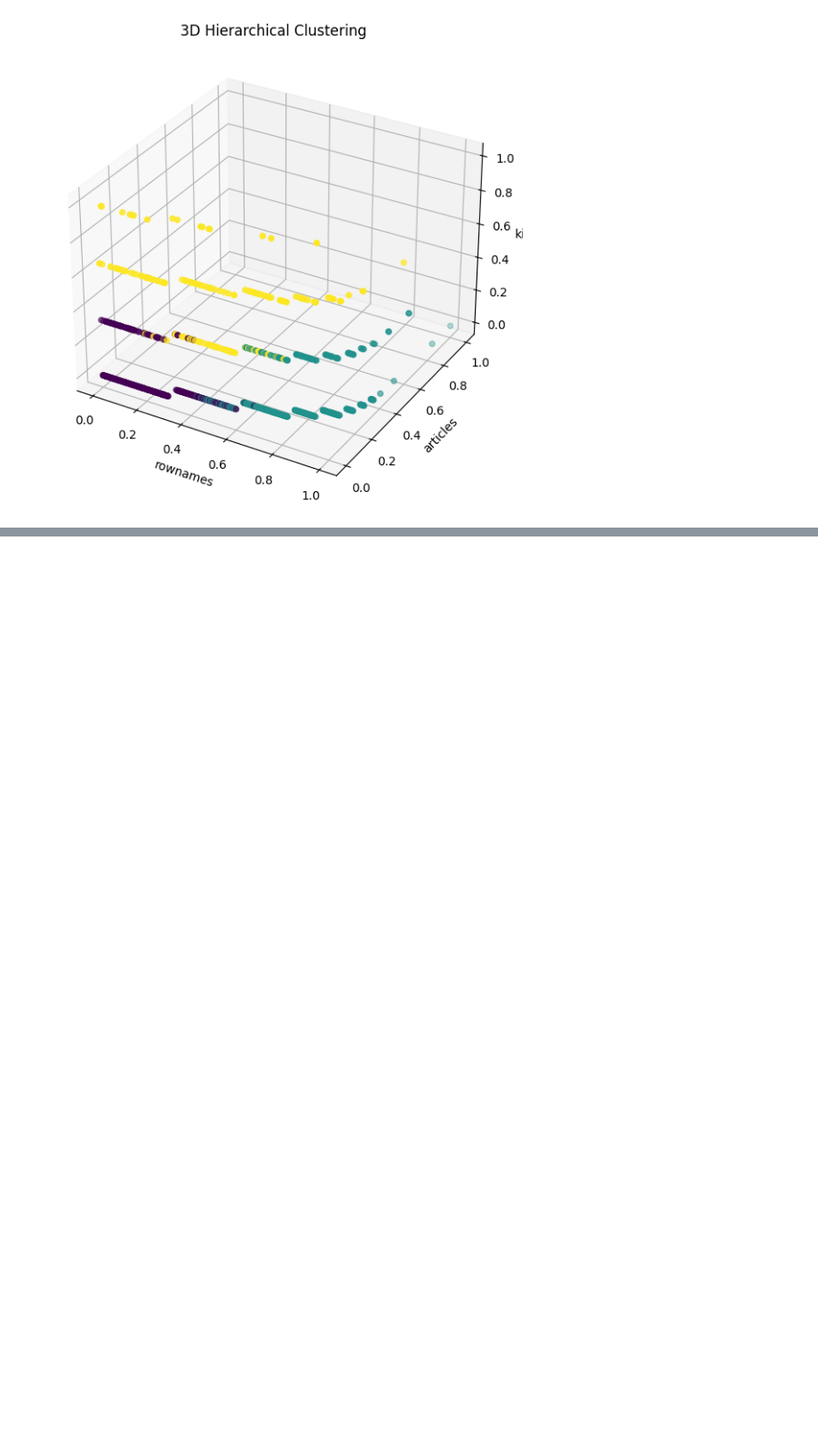
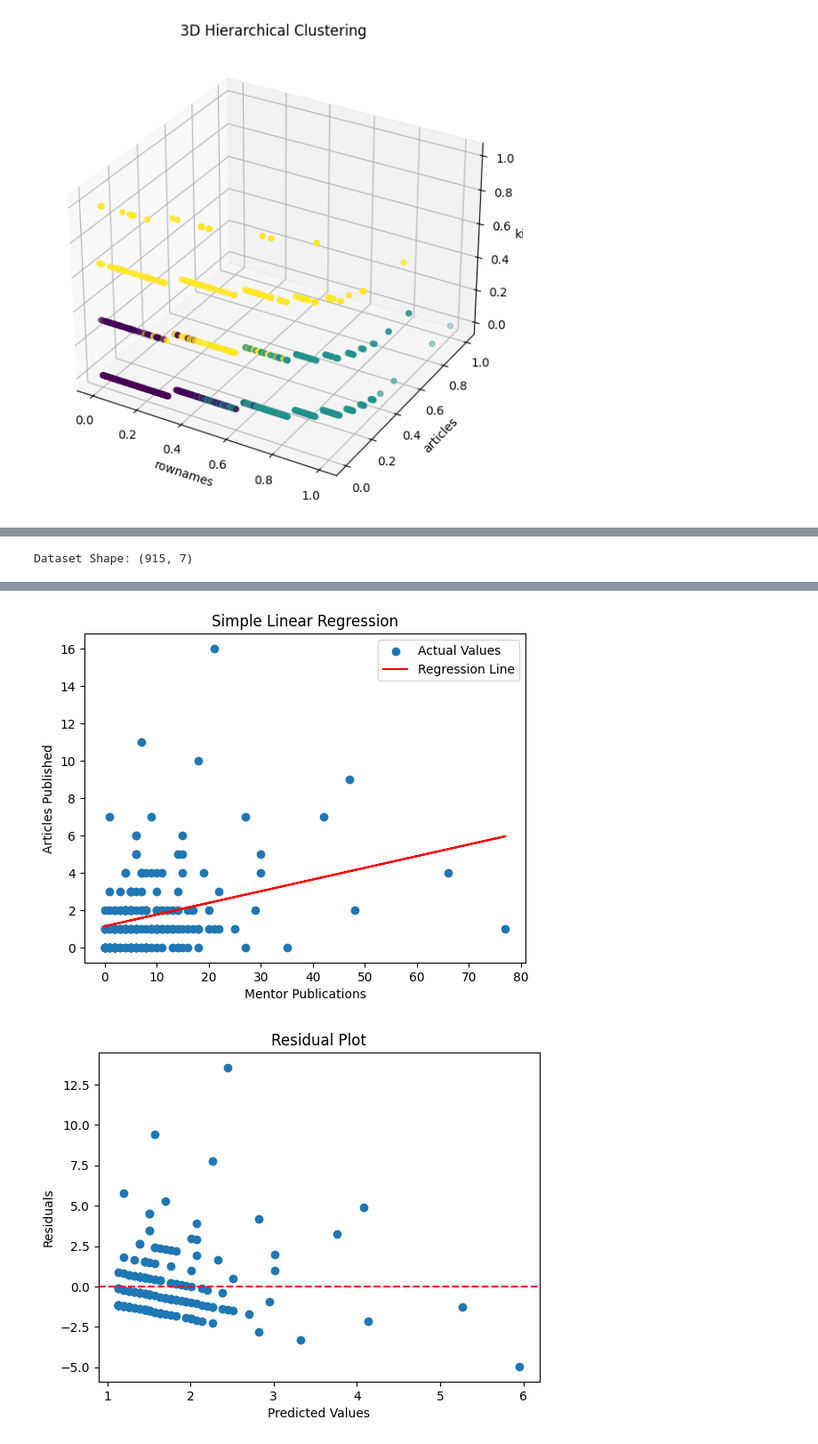
Before and after one commit to PranshuRanjan10/Pranshu_Ranjan_eda, a Jupyter notebook: Pranshu_Ranjan_1.ipynb, the cells around one changed output, grey strips where cells are left out. Shown at 89% size. Drawn from its saved outputs; the diff is of its cells as text; code cells hidden in the pictures; blank space fills up the shorter version.

```diff
--- a/Pranshu_Ranjan_1.ipynb
+++ b/Pranshu_Ranjan_1.ipynb
@@ -556,0 +631,77 @@ Silhouette Score: 0.6290783392975429
+# %%
+# Simple Linear Regression
+
+import pandas as pd
+import numpy as np
+import matplotlib.pyplot as plt
+
+from sklearn.model_selection import train_test_split
+from sklearn.linear_model import LinearRegression
+from sklearn.metrics import mean_squared_error, mean_absolute_error, r2_score
+
+# Load Dataset
+df = pd.read_csv("https://raw.githubusercontent.com/salemprakash/EDA/main/Data/PhDPublications.csv")
+
+print("Dataset Shape:", df.shape)
+display(df.head())
+
+# Select Variables
+X = df[['mentor']]
+y = df['articles']
+
+# Remove Missing Values
+data = pd.concat([X, y], axis=1).dropna()
+X = data[['mentor']]
+y = data['articles']
+
+# Split Dataset
+X_train, X_test, y_train, y_test = train_test_split(
+    X, y, test_size=0.2, random_state=42
+)
+
+# Train Model
+model = LinearRegression()
+model.fit(X_train, y_train)
+
+# Prediction
+y_pred = model.predict(X_test)
+
+# Regression Equation
+print("Intercept:", model.intercept_)
+print("Coefficient:", model.coef_[0])
+
+print("\nRegression Equation:")
+print(f"Articles = {model.intercept_:.2f} + {model.coef_[0]:.2f} * Mentor")
+
+# Model Evaluation
+print("\nMean Absolute Error:", mean_absolute_error(y_test, y_pred))
+print("Mean Squared Error:", mean_squared_error(y_test, y_pred))
+print("Root Mean Squared Error:", np.sqrt(mean_squared_error(y_test, y_pred)))
+print("R2 Score:", r2_score(y_test, y_pred))
+
+# Actual vs Predicted
+results = pd.DataFrame({
+    'Actual': y_test.values,
+    'Predicted': y_pred
+})
+
+display(results.head(10))
+
+# Regression Plot
+plt.scatter(X_test, y_test, label="Actual Values")
+plt.plot(X_test, y_pred, color='red', label="Regression Line")
+plt.xlabel("Mentor Publications")
+plt.ylabel("Articles Published")
+plt.title("Simple Linear Regression")
+plt.legend()
+plt.show()
+
+# Residual Plot
+plt.scatter(y_pred, y_test - y_pred)
+plt.axhline(y=0, color='red', linestyle='--')
+plt.xlabel("Predicted Values")
+plt.ylabel("Residuals")
+plt.title("Residual Plot")
+plt.show()
+# %% [output]
+Dataset Shape: (915, 7)
@@ -556,0 +735,2 @@ Silhouette Score: 0.6290783392975429
+[figure, added]
+[figure, added]
```
Also changed, not shown: parts of 8 cells of this notebook.
